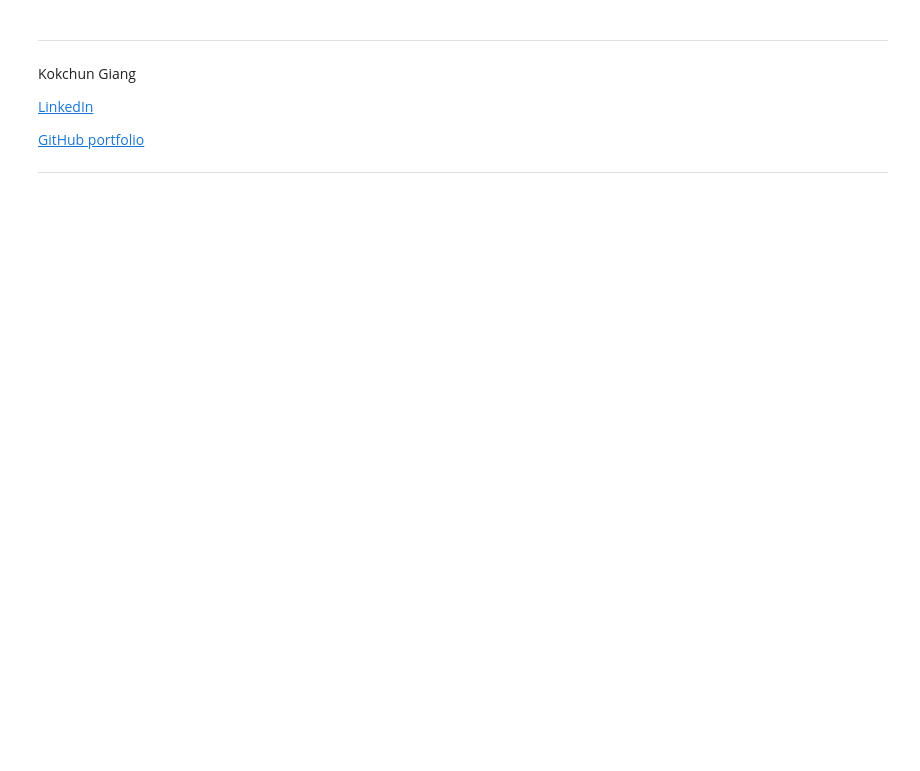
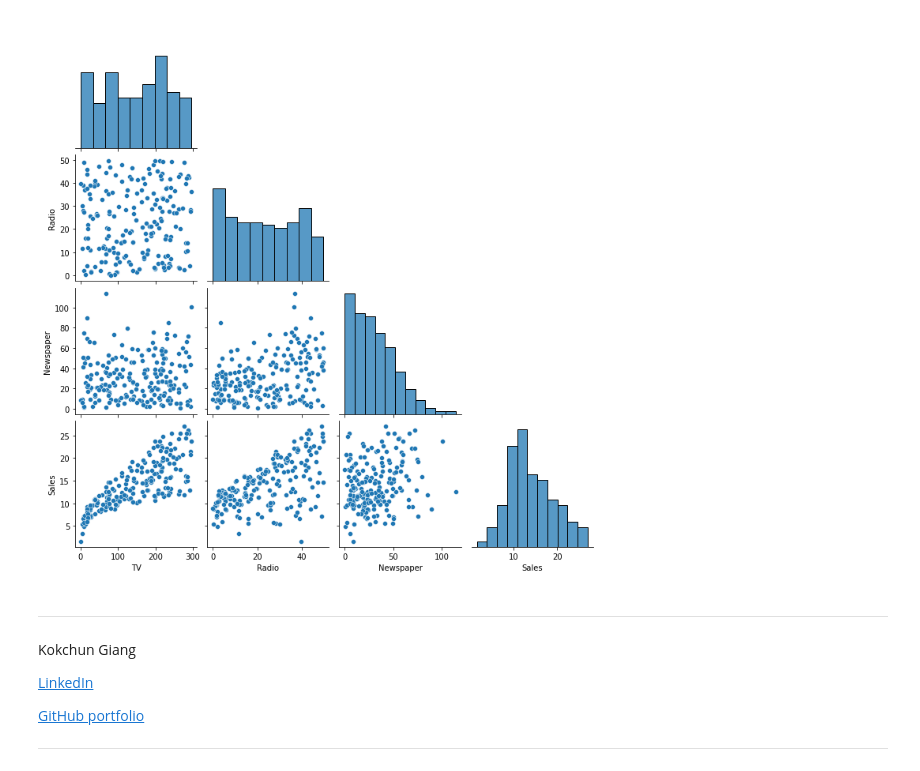
Before and after one commit to kokchun/Maskininlarning-AI21, a Jupyter notebook: Lectures/L0-Linear_regression.ipynb, the cells around one changed output. Saved outputs shown, nothing was run; the diff lists cells and outputs as text; code cells hidden in the pictures; blank space fills up the shorter version.

```diff
--- a/Lectures/L0-Linear_regression.ipynb
+++ b/Lectures/L0-Linear_regression.ipynb
@@ -19,3 +94,8 @@ Read more
+# %%
+# plot pairwise relationships in a dataset
+sns.pairplot(data, corner = True); # corner to True as upper right mirrors the corner, this saves computations
+# %% [output]
+[figure, added]
 # %% [markdown]
 ---
 
```
Also changed, not shown: parts of 8 cells of this notebook, 1 other file.
